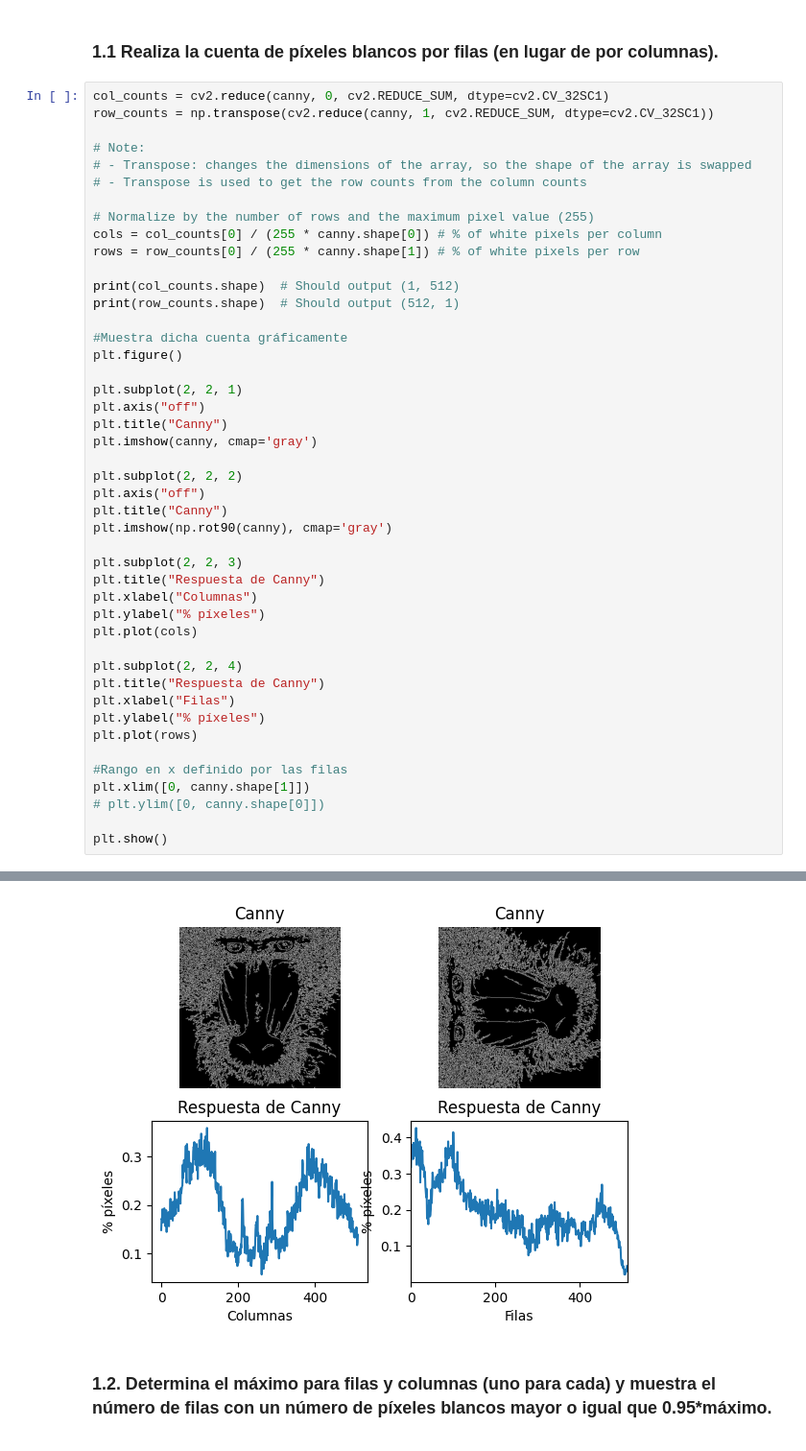
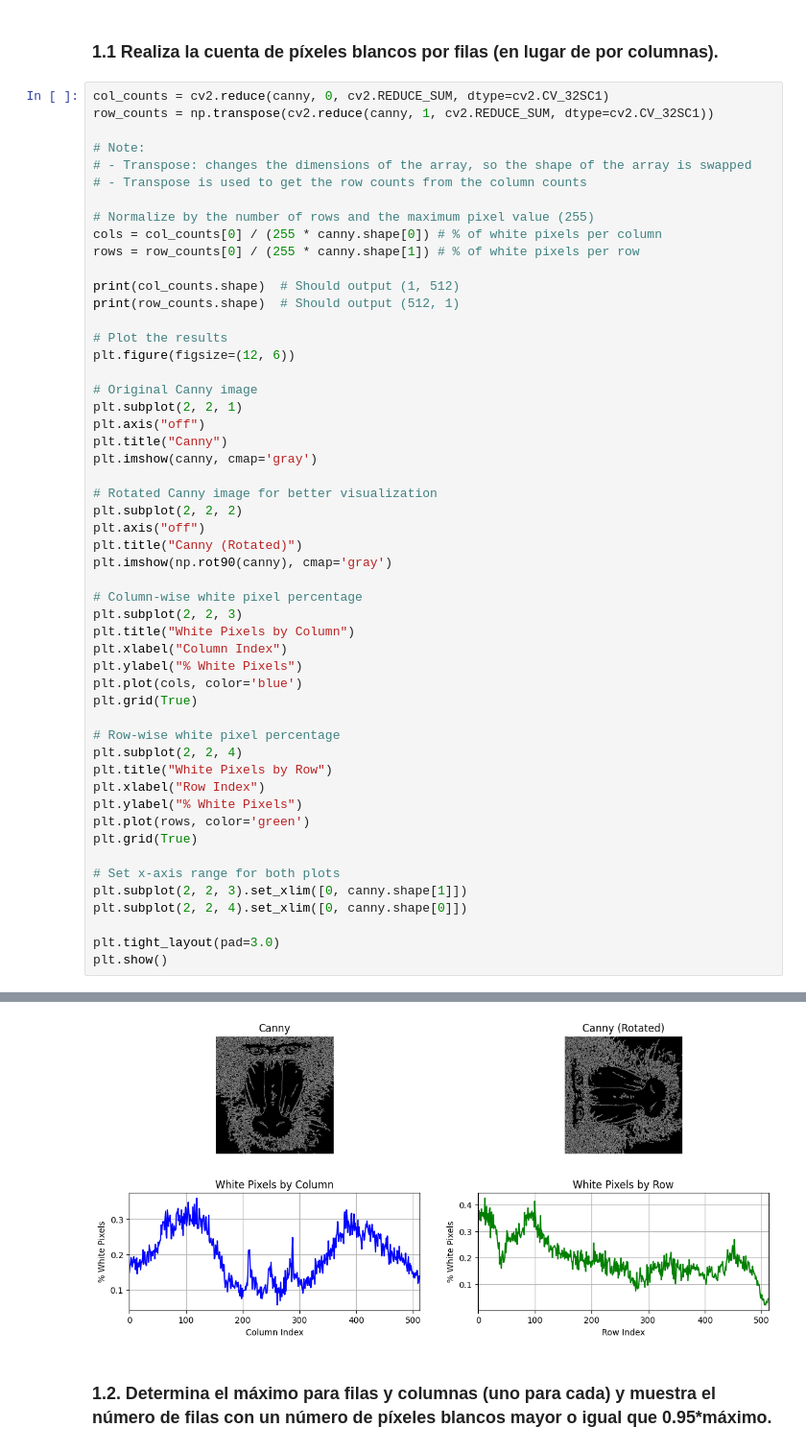
Before and after one commit to gitfrandu4/40982-VC, a Jupyter notebook: P2/VC_P2.ipynb, the cells around one changed output, grey strips where cells are left out. Shown at 96% size. Drawn from its saved outputs; the diff is of its cells as text.

```diff
--- a/P2/VC_P2.ipynb
+++ b/P2/VC_P2.ipynb
@@ -117,47 +140,54 @@ row_counts = np.transpose(cv2.reduce(canny, 1, cv2.REDUCE_SUM, dtype=cv2.CV_32SC
 # Note:
 # - Transpose: changes the dimensions of the array, so the shape of the array is swapped
 # - Transpose is used to get the row counts from the column counts
 
 # Normalize by the number of rows and the maximum pixel value (255)
 cols = col_counts[0] / (255 * canny.shape[0]) # % of white pixels per column
 rows = row_counts[0] / (255 * canny.shape[1]) # % of white pixels per row
 
 print(col_counts.shape)  # Should output (1, 512)
 print(row_counts.shape)  # Should output (512, 1)
 
-#Muestra dicha cuenta gráficamente
-plt.figure()
+# Plot the results
+plt.figure(figsize=(12, 6))
 
+# Original Canny image
 plt.subplot(2, 2, 1)
 plt.axis("off")
 plt.title("Canny")
 plt.imshow(canny, cmap='gray')
 
+# Rotated Canny image for better visualization
 plt.subplot(2, 2, 2)
 plt.axis("off")
-plt.title("Canny")
+plt.title("Canny (Rotated)")
 plt.imshow(np.rot90(canny), cmap='gray')
 
+# Column-wise white pixel percentage
 plt.subplot(2, 2, 3)
-plt.title("Respuesta de Canny")
-plt.xlabel("Columnas")
-plt.ylabel("% píxeles")
-plt.plot(cols)
+plt.title("White Pixels by Column")
+plt.xlabel("Column Index")
+plt.ylabel("% White Pixels")
+plt.plot(cols, color='blue')
+plt.grid(True)
 
+# Row-wise white pixel percentage
 plt.subplot(2, 2, 4)
-plt.title("Respuesta de Canny")
-plt.xlabel("Filas")
-plt.ylabel("% píxeles")
-plt.plot(rows)
+plt.title("White Pixels by Row")
+plt.xlabel("Row Index")
+plt.ylabel("% White Pixels")
+plt.plot(rows, color='green')
+plt.grid(True)
 
-#Rango en x definido por las filas
-plt.xlim([0, canny.shape[1]])
-# plt.ylim([0, canny.shape[0]])
+# Set x-axis range for both plots
+plt.subplot(2, 2, 3).set_xlim([0, canny.shape[1]])
+plt.subplot(2, 2, 4).set_xlim([0, canny.shape[0]])
 
+plt.tight_layout(pad=3.0)
 plt.show()
 # %% [output]
 (1, 512)
 (1, 512)
-[figure, old version]
+[figure, new version]
 # %% [markdown]
 ### 1.2. Determina el máximo para filas y columnas (uno para cada) y muestra el número de filas con un número de píxeles blancos mayor o igual que 0.95*máximo.
```
Also changed, not shown: parts of 11 cells of this notebook, 1 other file.
